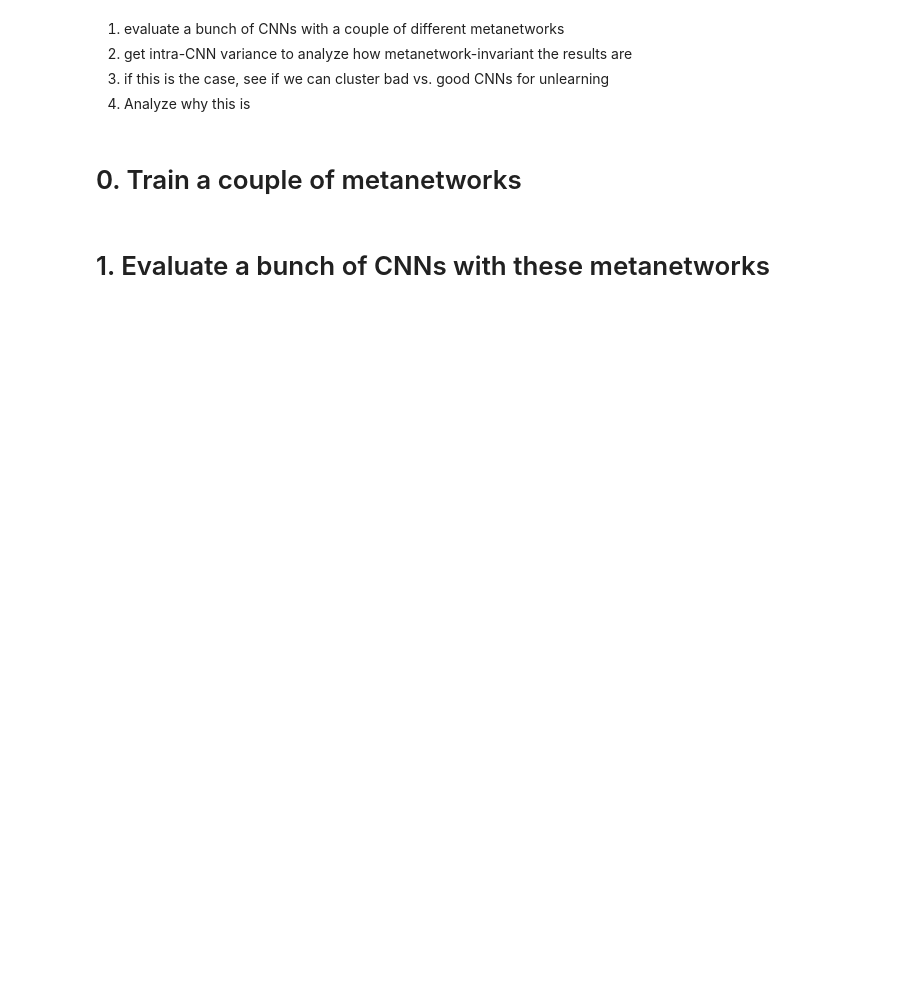
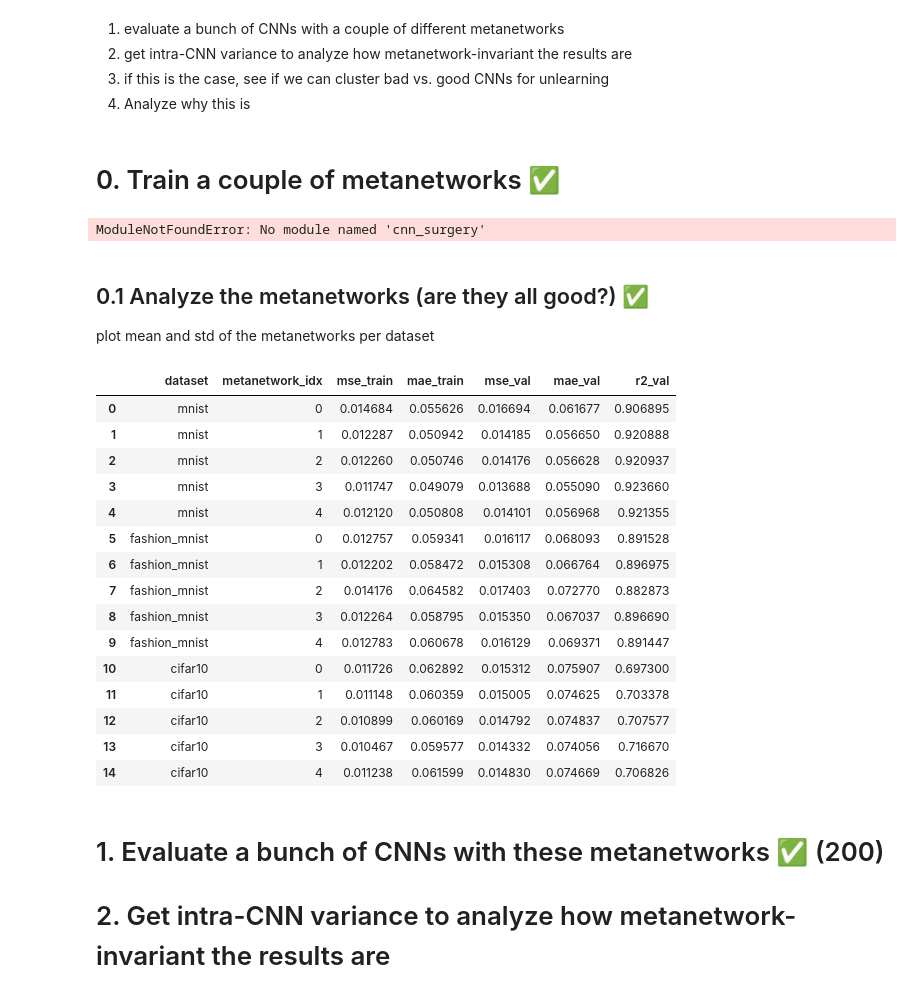
Before and after one commit to SimonIlic/WeightSpaceClassifier, a Jupyter notebook: notebooks/good_and_bad_CNNs.ipynb, the cells around one changed output. Saved outputs shown, nothing was run; the diff lists cells and outputs as text; code cells hidden in the pictures; blank space fills up the shorter version.

```diff
--- a/notebooks/good_and_bad_CNNs.ipynb
+++ b/notebooks/good_and_bad_CNNs.ipynb
@@ -4,7 +4,7 @@
 3. if this is the case, see if we can cluster bad vs. good CNNs for unlearning
 4. Analyze why this is
 # %% [markdown]
-# 0. Train a couple of metanetworks
+# 0. Train a couple of metanetworks ✅
 # %%
 from cnn_surgery.utils.load_dataset import load_multi_stage_dataset
 from cnn_surgery.lenses.regressor_lens import get_regressor_lens
@@ -12,11 +12,12 @@ import torch
 from tqdm import tqdm
 import os
 import json
+import pickle
 
 datasets = ["mnist", "fashion_mnist", "cifar10"]
 
 for dataset in datasets:
-    train, val, _ = load_multi_stage_dataset(include_test=False, dataset=dataset).values()
+    train, val, _ = load_multi_stage_dataset(include_test=False, dataset=dataset).values() # type: ignore
 
     weights_train = train[0]
     weights_val = val[0]
@@ -36,13 +37,14 @@ for dataset in datasets:
             device="cpu",
             return_metrics=True,
             verbose=False,
-        ) # type: ignore
+        )  # type: ignore
 
         # make sure parent directory exists
         os.makedirs("../models/good_bad_experiment_2", exist_ok=True)
         torch.save(MetaNetwork.state_dict(), f"../models/good_bad_experiment_2/{dataset}_metanetwork_{i}.pt")
-
-        print(metrics)
+        # should've saved them as pickles
+        # with open(f"../models/good_bad_experiment_2/{dataset}_metanetwork_{i}.pkl", "wb") as f:
+        #     pickle.dump(MetaNetwork, f)
 
         # save metrics
         metrics_dict = {
@@ -55,5 +57,56 @@ for dataset in datasets:
 
         with open(f"../models/good_bad_experiment_2/{dataset}_metanetwork_{i}_metrics.json", "w") as f:
             json.dump(metrics_dict, f, indent=2)
+# %% [output]
+ModuleNotFoundError: No module named 'cnn_surgery'
+# %% [markdown]
+## 0.1 Analyze the metanetworks (are they all good?) ✅
+
+plot mean and std of the metanetworks per dataset
+# %%
+import json
+import pandas as pd
+import plotly.express as px
+
+metrics_df = pd.DataFrame()
+
+datasets = ["mnist", "fashion_mnist", "cifar10"]
+for dataset in datasets:
+    for i in range(5):
+        metrics_path = f"../models/good_bad_experiment_2/{dataset}_metanetwork_{i}_metrics.json"
+        with open(metrics_path, "r") as f:
+            metrics = json.load(f)
+
+            # add the json data to the dataframe
+            row = {"dataset": dataset, "metanetwork_idx": i}
+            row.update(metrics)
+            metrics_df = pd.concat([metrics_df, pd.DataFrame([row])], ignore_index=True)
+
+
+display(metrics_df)
+metrics_df.describe()
+
+# plot r2_val per dataset (narrower figure)
+fig = px.box(metrics_df, x="dataset", y="r2_val", points="all", title="Metanetwork R2 on validation set per dataset")
+fig.update_layout(width=500, height=400)
+fig.show()
+# %% [output]
+|  | dataset | metanetwork_idx | mse_train | mae_train | mse_val | mae_val | r2_val |
+| 0 | mnist | 0 | 0.014684 | 0.055626 | 0.016694 | 0.061677 | 0.906895 |
+| 1 | mnist | 1 | 0.012287 | 0.050942 | 0.014185 | 0.056650 | 0.920888 |
+| 2 | mnist | 2 | 0.012260 | 0.050746 | 0.014176 | 0.056628 | 0.920937 |
+| 3 | mnist | 3 | 0.011747 | 0.049079 | 0.013688 | 0.055090 | 0.923660 |
+| 4 | mnist | 4 | 0.012120 | 0.050808 | 0.014101 | 0.056968 | 0.921355 |
+| 5 | fashion_mnist | 0 | 0.012757 | 0.059341 | 0.016117 | 0.068093 | 0.891528 |
+| 6 | fashion_mnist | 1 | 0.012202 | 0.058472 | 0.015308 | 0.066764 | 0.896975 |
+| 7 | fashion_mnist | 2 | 0.014176 | 0.064582 | 0.017403 | 0.072770 | 0.882873 |
+| 8 | fashion_mnist | 3 | 0.012264 | 0.058795 | 0.015350 | 0.067037 | 0.896690 |
+| 9 | fashion_mnist | 4 | 0.012783 | 0.060678 | 0.016129 | 0.069371 | 0.891447 |
+| 10 | cifar10 | 0 | 0.011726 | 0.062892 | 0.015312 | 0.075907 | 0.697300 |
+| 11 | cifar10 | 1 | 0.011148 | 0.060359 | 0.015005 | 0.074625 | 0.703378 |
+| 12 | cifar10 | 2 | 0.010899 | 0.060169 | 0.014792 | 0.074837 | 0.707577 |
+| 13 | cifar10 | 3 | 0.010467 | 0.059577 | 0.014332 | 0.074056 | 0.716670 |
+| 14 | cifar10 | 4 | 0.011238 | 0.061599 | 0.014830 | 0.074669 | 0.706826 |
 # %% [markdown]
-# 1. Evaluate a bunch of CNNs with these metanetworks
+# 1. Evaluate a bunch of CNNs with these metanetworks ✅ (200)
+# 2. Get intra-CNN variance to analyze how metanetwork-invariant the results are
```
Also changed, not shown: parts of 4 cells of this notebook.
